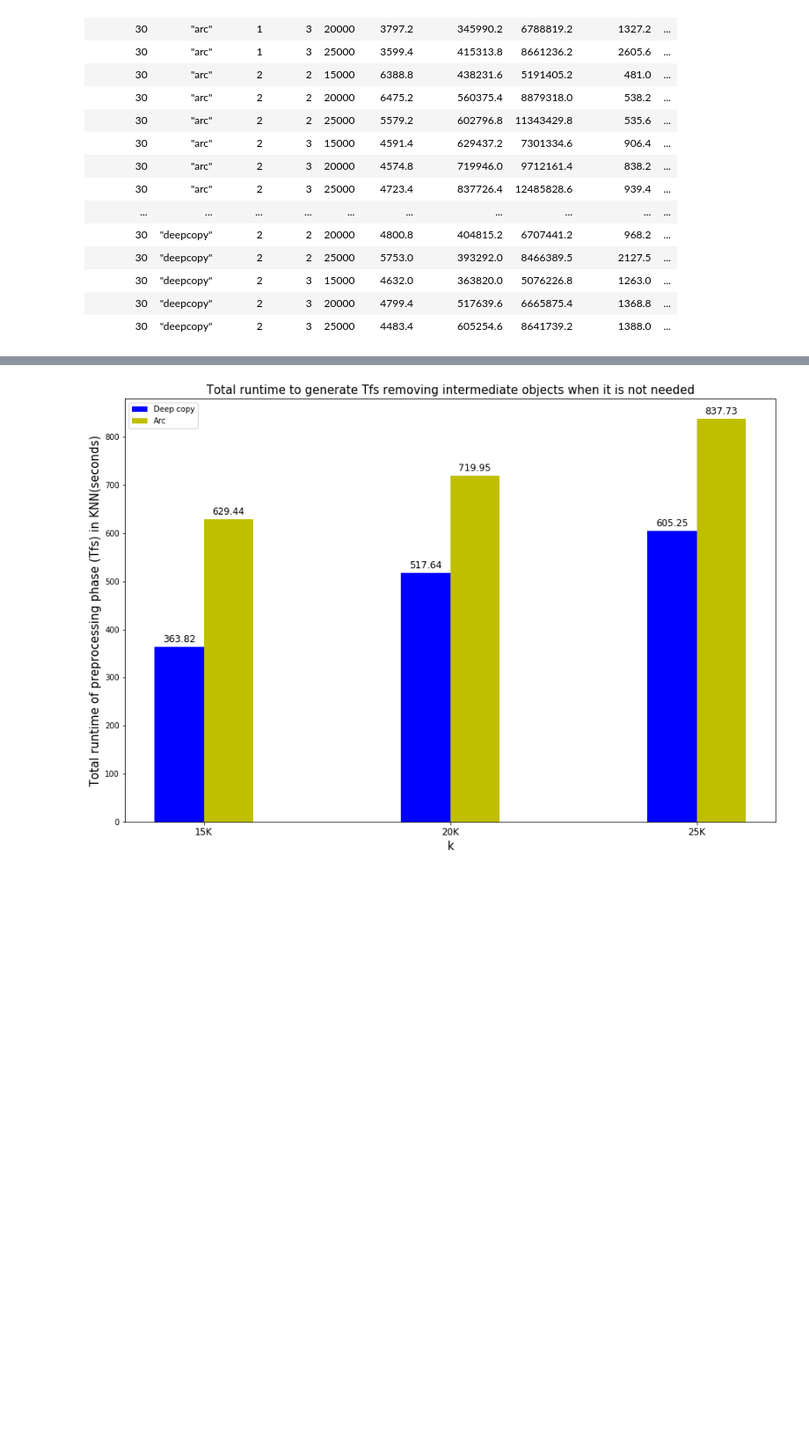
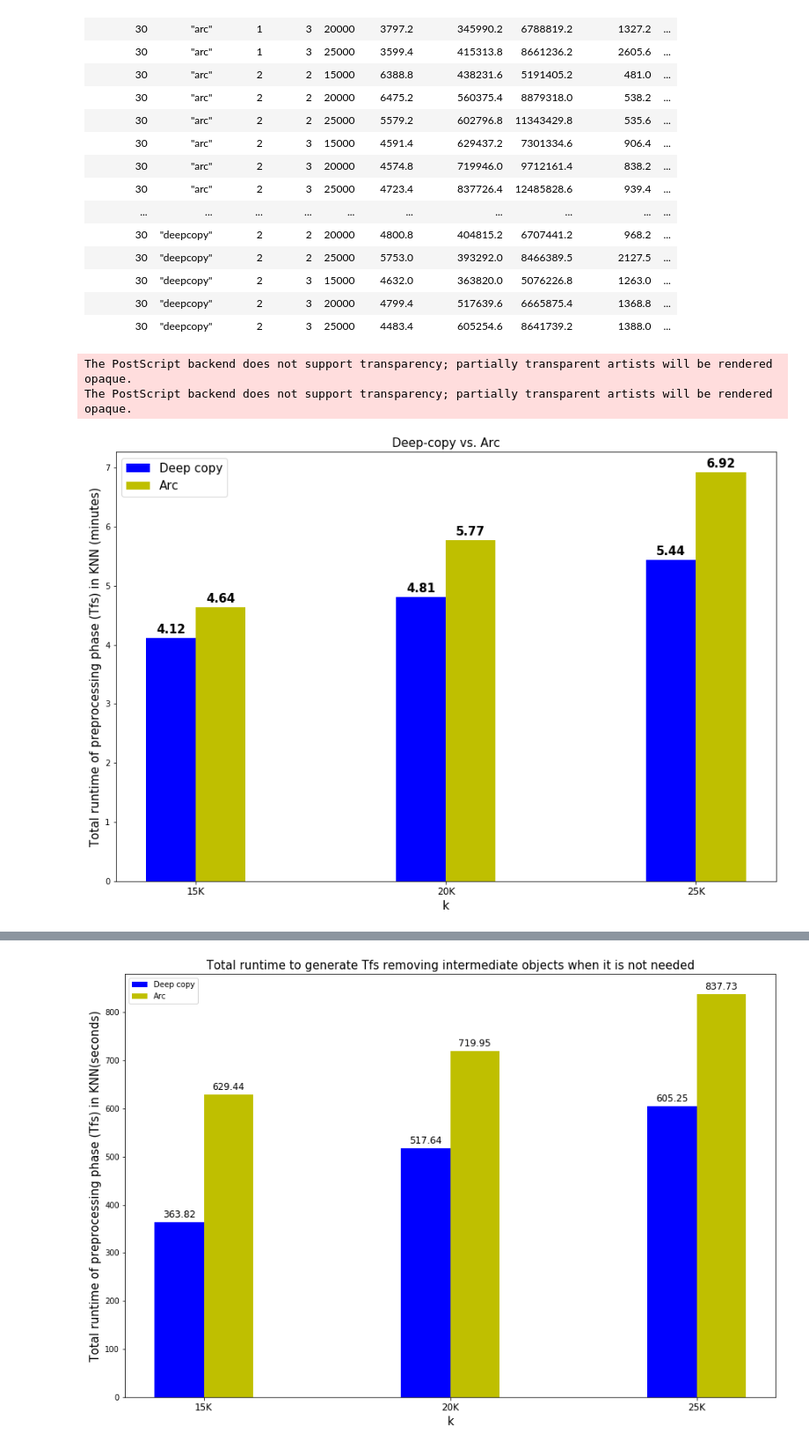
Before and after one commit to ShinsakuOkazaki/master-thesis, a Jupyter notebook: project/rust_knn_streaming/analysis/runtime.ipynb, the cells around one changed output, grey strips where cells are left out. Shown at 88% size. Drawn from its saved outputs; the diff is of its cells as text; code cells hidden in the pictures; blank space fills up the shorter version.

```diff
--- a/project/rust_knn_streaming/analysis/runtime.ipynb
+++ b/project/rust_knn_streaming/analysis/runtime.ipynb
@@ -137,6 +137,31 @@ def autolabel(rects, ax):
                     xytext=(0, 3),  # 3 points vertical offset
                     textcoords="offset points",
                     ha='center', va='bottom', fontsize = 15,  fontweight='bold')
+# %%
+deepcopy = agg_total[(agg_total["method"] == '"deepcopy"') & (agg_total["strategy"] == 1) & (agg_total["n_batch"] == 3)]
+arc = agg_total[(agg_total["method"] == '"arc"') & (agg_total["strategy"] == 1) & (agg_total["n_batch"] == 3)]
+fig, ax = plt.subplots(figsize = (15, 10))
+w = 0.2
+idx = np.arange(agg_total['k'].nunique())
+b1 = ax.bar(idx - w / 2, round(deepcopy["preprocess_total"] / 60000, 2), width = w, color ='b', align = 'center')
+b2 = ax.bar(idx + w / 2, round(arc["preprocess_total"] / 60000, 2), width = w, color ='y', align = 'center')
+label = np.sort(agg_total['k'].unique())
+ax.set_xticks(idx)
+#ax.set_ylim(bottom = 200)
+ax.set_xticklabels([str(int(n)) + "K" for n in (label / 1000)], fontsize = 12)
+ax.set_xlabel("k", fontsize = 15)
+ax.set_ylabel("Total runtime of preprocessing phase (Tfs) in KNN (minutes)", fontsize = 15)
+ax.set_title("Deep-copy vs. Arc", fontsize = 15)
+autolabel(b1, ax)
+autolabel(b2, ax)
+ax.legend((b1, b2), ("Deep copy", "Arc"), fontsize = 15)
+##ax.set_yscale('log')
+fig.savefig("deepcopy_vs_arc.eps")
+plt.show()
+# %% [output]
+The PostScript backend does not support transparency; partially transparent artists will be rendered opaque.
+The PostScript backend does not support transparency; partially transparent artists will be rendered opaque.
+[figure, added]
 # %%
 deepcopy = agg_total[(agg_total["method"] == '"deepcopy"') & (agg_total["strategy"] == 1) & (agg_total["n_batch"] == 3)]
 arc = agg_total[(agg_total["method"] == '"arc"') & (agg_total["strategy"] == 1) & (agg_total["n_batch"] == 3)]
```
Also changed, not shown: parts of 1 cell of this notebook, 9 other files.
